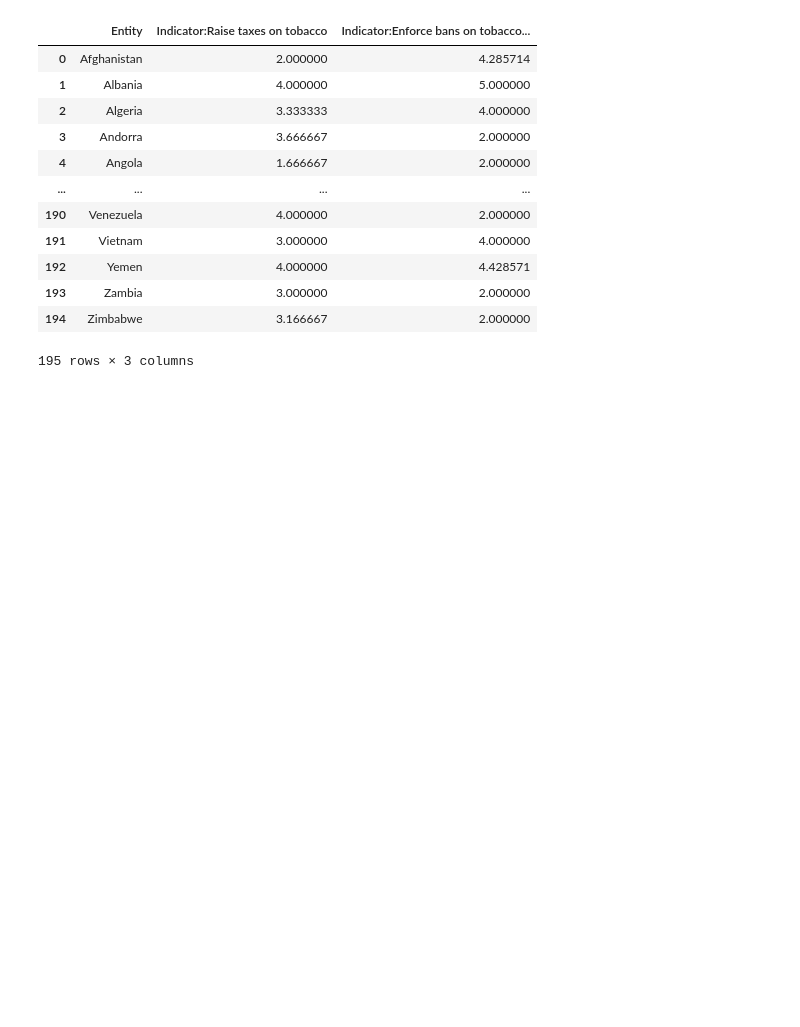
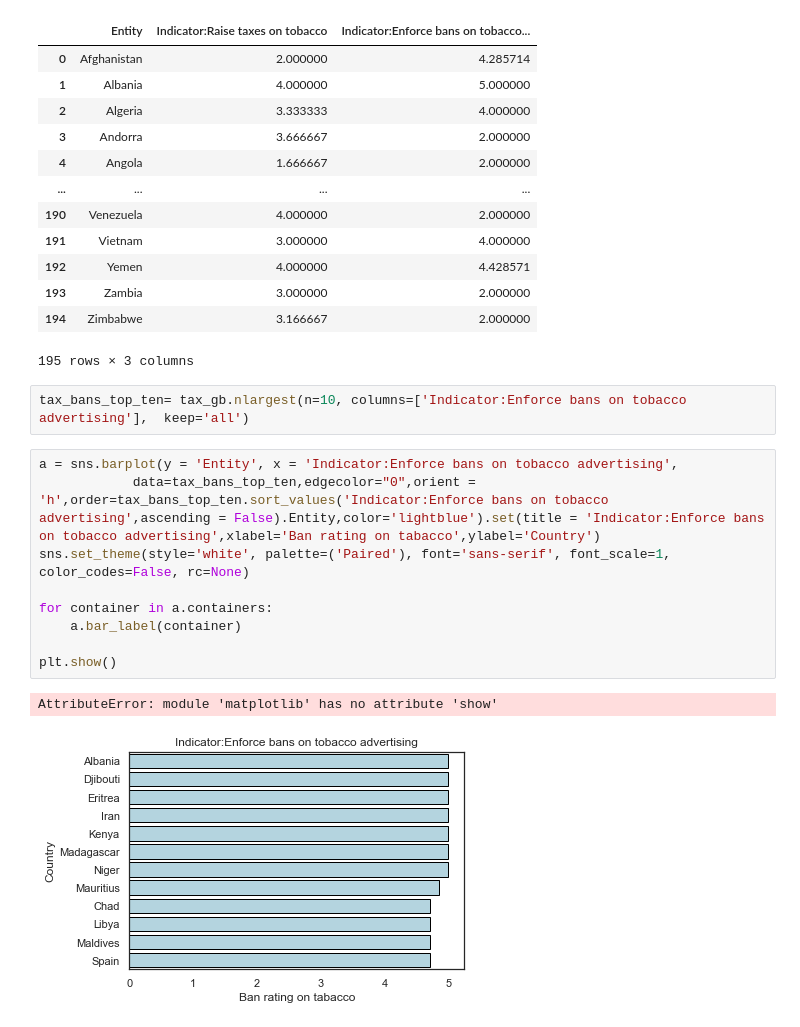
Before and after one commit to AKCase1993/Capstone-NSS-DA7, a Jupyter notebook: notebook/Countries.ipynb, the cells around one changed output. Saved outputs shown, nothing was run; the diff lists cells and outputs as text; blank space fills up the shorter version.

```diff
--- a/notebook/Countries.ipynb
+++ b/notebook/Countries.ipynb
@@ -146,3 +146,17 @@ tax_gb
 | 193 | Zambia | 3.000000 | 2.000000 |
 | 194 | Zimbabwe | 3.166667 | 2.000000 |
 195 rows × 3 columns
+# %%
+tax_bans_top_ten= tax_gb.nlargest(n=10, columns=['Indicator:Enforce bans on tobacco advertising'],  keep='all')
+# %%
+a = sns.barplot(y = 'Entity', x = 'Indicator:Enforce bans on tobacco advertising',
+            data=tax_bans_top_ten,edgecolor="0",orient = 'h',order=tax_bans_top_ten.sort_values('Indicator:Enforce bans on tobacco advertising',ascending = False).Entity,color='lightblue').set(title = 'Indicator:Enforce bans on tobacco advertising',xlabel='Ban rating on tabacco',ylabel='Country')
+sns.set_theme(style='white', palette=('Paired'), font='sans-serif', font_scale=1, color_codes=False, rc=None)
+
+for container in a.containers:
+    a.bar_label(container)
+
+plt.show()
+# %% [output]
+AttributeError: module 'matplotlib' has no attribute 'show'
+[figure, added]
```
